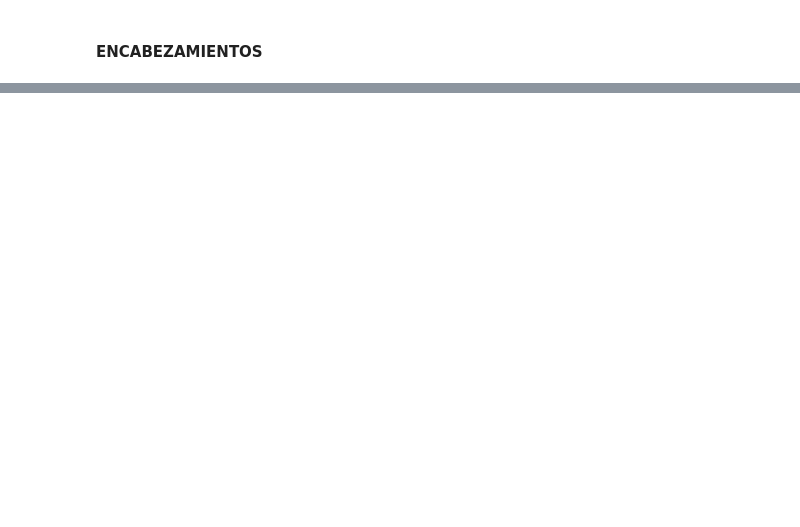
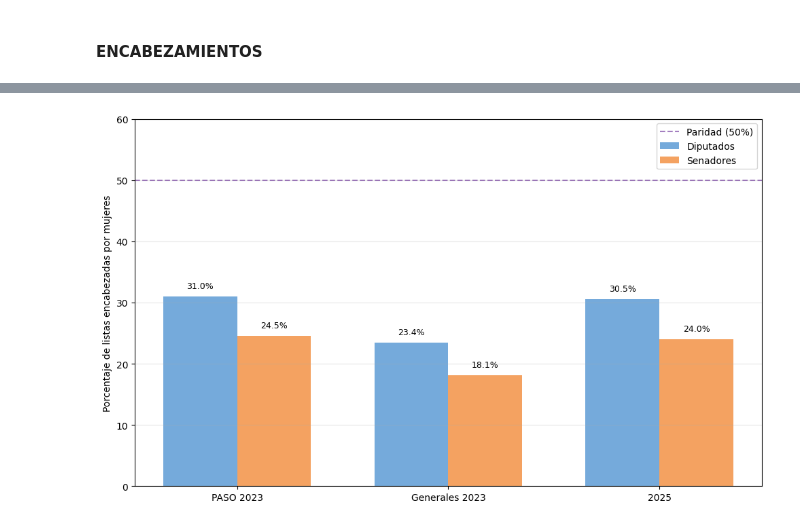
Before and after one commit to flordis/IT-Academy, a Jupyter notebook: proyecto/ITA_project_analysis.ipynb, the cells around one changed output, grey strips where cells are left out. Drawn from its saved outputs; the diff is of its cells as text; code cells hidden in the pictures; blank space fills up the shorter version.

```diff
--- a/proyecto/ITA_project_analysis.ipynb
+++ b/proyecto/ITA_project_analysis.ipynb
@@ -572,0 +382,77 @@ NOTA: Los valores son promedios entre todas las jurisdicciones
+# %%
+# VISUALIZACIÓN: % DE LISTAS ENCABEZADAS POR MUJERES SOBRE TOTAL DE LISTAS
+
+# 1. Preparar datos para 2023 - PASO
+paso_hcdn = E_23_PASO[E_23_PASO['camara'] == 'HCDN'].copy()
+paso_hcdn['% mujeres sobre total'] = (paso_hcdn['listas encabezadas por mujeres'] / paso_hcdn['listas']) * 100
+promedio_paso_hcdn = paso_hcdn['% mujeres sobre total'].mean()
+
+paso_hsn = E_23_PASO[E_23_PASO['camara'] == 'HSN'].copy()
+paso_hsn['% mujeres sobre total'] = (paso_hsn['listas encabezadas por mujeres'] / paso_hsn['listas']) * 100
+promedio_paso_hsn = paso_hsn['% mujeres sobre total'].mean()
+
+# 2. Preparar datos para 2023 - Generales
+gen_hcdn = E_23_generales[E_23_generales['camara'] == 'HCDN'].copy()
+gen_hcdn['% mujeres sobre total'] = (gen_hcdn['listas encabezadas por mujeres'] / gen_hcdn['listas']) * 100
+promedio_generales_hcdn = gen_hcdn['% mujeres sobre total'].mean()
+
+gen_hsn = E_23_generales[E_23_generales['camara'] == 'HSN'].copy()
+gen_hsn['% mujeres sobre total'] = (gen_hsn['listas encabezadas por mujeres'] / gen_hsn['listas']) * 100
+promedio_generales_hsn = gen_hsn['% mujeres sobre total'].mean()
+
+# 3. Preparar datos para 2025
+e25_dip = E_25_HCDN.copy()
+e25_dip['% mujeres sobre total'] = (e25_dip['listas encabezadas por mujeres'] / e25_dip['listas']) * 100
+promedio_2025_hcdn = e25_dip['% mujeres sobre total'].mean()
+
+e25_sen = E_25_HSN.copy()
+e25_sen['% mujeres sobre total'] = (e25_sen['listas encabezadas por mujeres'] / e25_sen['listas']) * 100
+promedio_2025_hsn = e25_sen['% mujeres sobre total'].mean()
+
+# 4. Crear DataFrame para graficar
+datos = {
+    'Elección': ['PASO 2023', 'PASO 2023', 'Generales 2023', 'Generales 2023', '2025', '2025'],
+    'Cámara': ['Diputados', 'Senadores', 'Diputados', 'Senadores', 'Diputados', 'Senadores'],
+    'Porcentaje': [
+        promedio_paso_hcdn, promedio_paso_hsn,
+        promedio_generales_hcdn, promedio_generales_hsn,
+        promedio_2025_hcdn, promedio_2025_hsn
+    ]
+}
+
+df_viz = pd.DataFrame(datos)
+
+# 5. Graficar
+fig, ax = plt.subplots(figsize=(10, 6))
+
+colores = {'Diputados': '#75AADB', 'Senadores': '#F4A261'}
+
+x = np.arange(len(df_viz['Elección'].unique()))
+width = 0.35
+offsets = {'Diputados': -width/2, 'Senadores': width/2}
+
+for camara in ['Diputados', 'Senadores']:
+    subset = df_viz[df_viz['Cámara'] == camara]
+    x_pos = np.arange(len(subset)) + offsets[camara]
+    ax.bar(x_pos, subset['Porcentaje'], width, label=camara, color=colores[camara])
+
+    for i, (_, row) in enumerate(subset.iterrows()):
+        ax.text(x_pos[i], row['Porcentaje'] + 1, f"{row['Porcentaje']:.1f}%",
+                ha='center', va='bottom', fontsize=9)
+
+ax.set_ylabel('Porcentaje de listas encabezadas por mujeres')
+ax.set_xticks(np.arange(len(df_viz['Elección'].unique())))
+ax.set_xticklabels(['PASO 2023', 'Generales 2023', '2025'])
+ax.set_ylim(0, 60)
+ax.axhline(50, color='#4B0082', linestyle='--', alpha=0.5, label='Paridad (50%)')
+ax.legend()
+ax.grid(axis='y', alpha=0.3)
+
+plt.tight_layout()
+plt.show()
+
+# 6. Tabla resumen
+print("RESUMEN: % DE LISTAS ENCABEZADAS POR MUJERES SOBRE TOTAL DE LISTAS")
+print(df_viz.to_string(index=False))
+# %% [output]
+[figure, added]
```
Also changed, not shown: parts of 21 cells of this notebook, 3 other files.
